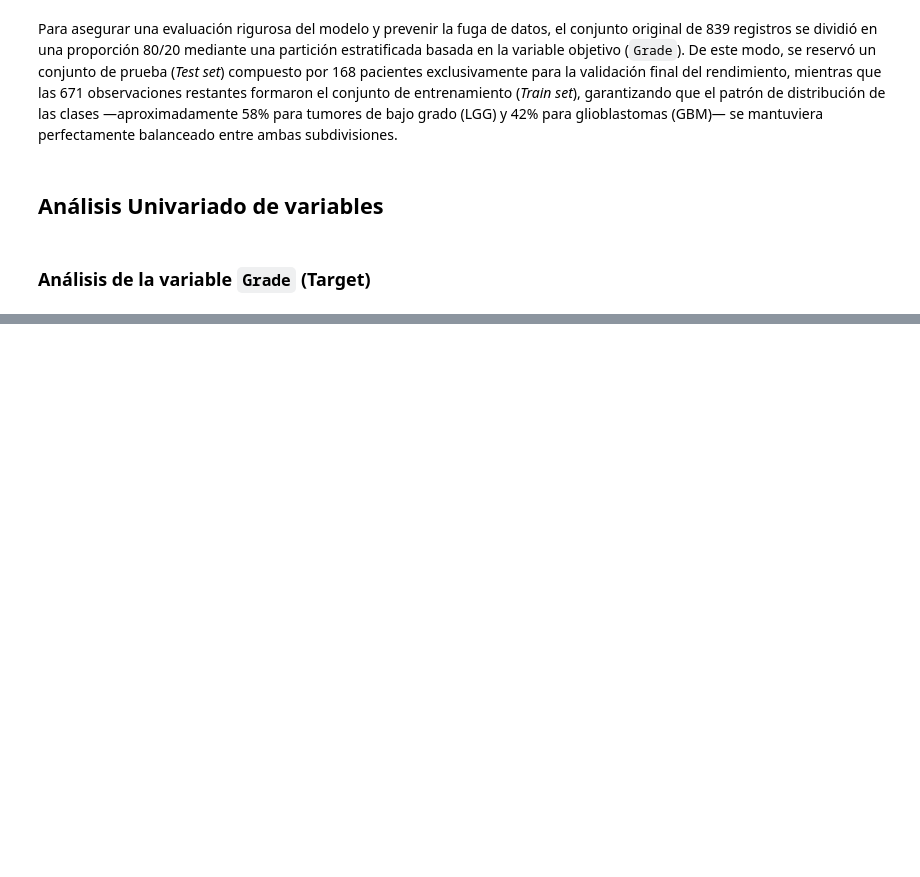
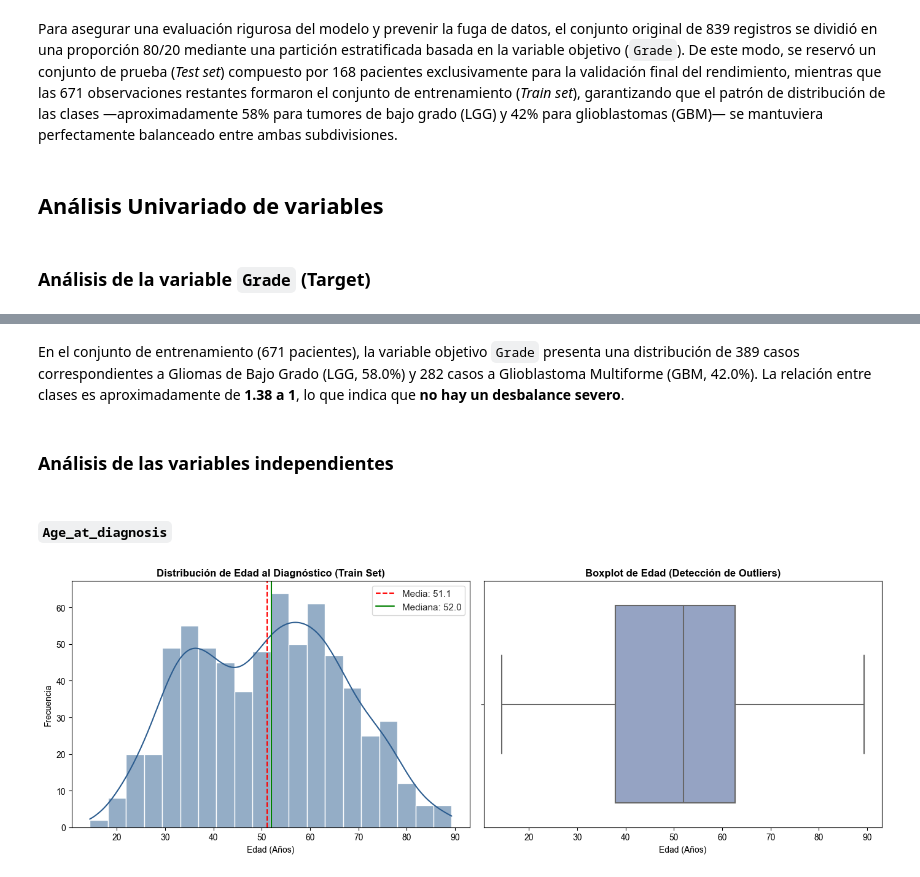
Before and after one commit to joshua2412-a/Prueba, a Jupyter notebook: _sources/notebooks2.ipynb, the cells around one changed output, grey strips where cells are left out. Cells and saved outputs as stored; diff of their text form; code cells hidden in the pictures; blank space fills up the shorter version.

```diff
--- a/_sources/notebooks2.ipynb
+++ b/_sources/notebooks2.ipynb
@@ -244,0 +255,28 @@ with your book. For more information about this, see [the Jupyter Book documenta
+# %% [markdown]
+En el conjunto de entrenamiento (671 pacientes), la variable objetivo `Grade` presenta una distribución de 389 casos correspondientes a Gliomas de Bajo Grado (LGG, 58.0%) y 282 casos a Glioblastoma Multiforme (GBM, 42.0%). La relación entre clases es aproximadamente de **1.38 a 1**, lo que indica que **no hay un desbalance severo**.
+# %% [markdown]
+### Análisis de las variables independientes
+# %% [markdown]
+#### `Age_at_diagnosis`
+# %%
+fig, axes = plt.subplots(1, 2, figsize=(14, 5))
+sns.set_theme(style="whitegrid")
+
+# Histograma + KDE
+sns.histplot(data=X_train, x='Age_at_diagnosis', kde=True, ax=axes[0], color='#2b5c8f', bins=20)
+axes[0].set_title('Distribución de Edad al Diagnóstico (Train Set)', fontweight='bold')
+axes[0].set_xlabel('Edad (Años)')
+axes[0].set_ylabel('Frecuencia')
+axes[0].axvline(X_train['Age_at_diagnosis'].mean(), color='red', linestyle='--', label=f'Media: {X_train["Age_at_diagnosis"].mean():.1f}')
+axes[0].axvline(X_train['Age_at_diagnosis'].median(), color='green', linestyle='-', label=f'Mediana: {X_train["Age_at_diagnosis"].median():.1f}')
+axes[0].legend()
+
+# Boxplot
+sns.boxplot(data=X_train, x='Age_at_diagnosis', ax=axes[1], color='#8da0cb')
+axes[1].set_title('Boxplot de Edad (Detección de Outliers)', fontweight='bold')
+axes[1].set_xlabel('Edad (Años)')
+
+plt.tight_layout()
+plt.show()
+# %% [output]
+[figure, added]
```
Also changed, not shown: parts of 6 cells of this notebook, 4 other files.
